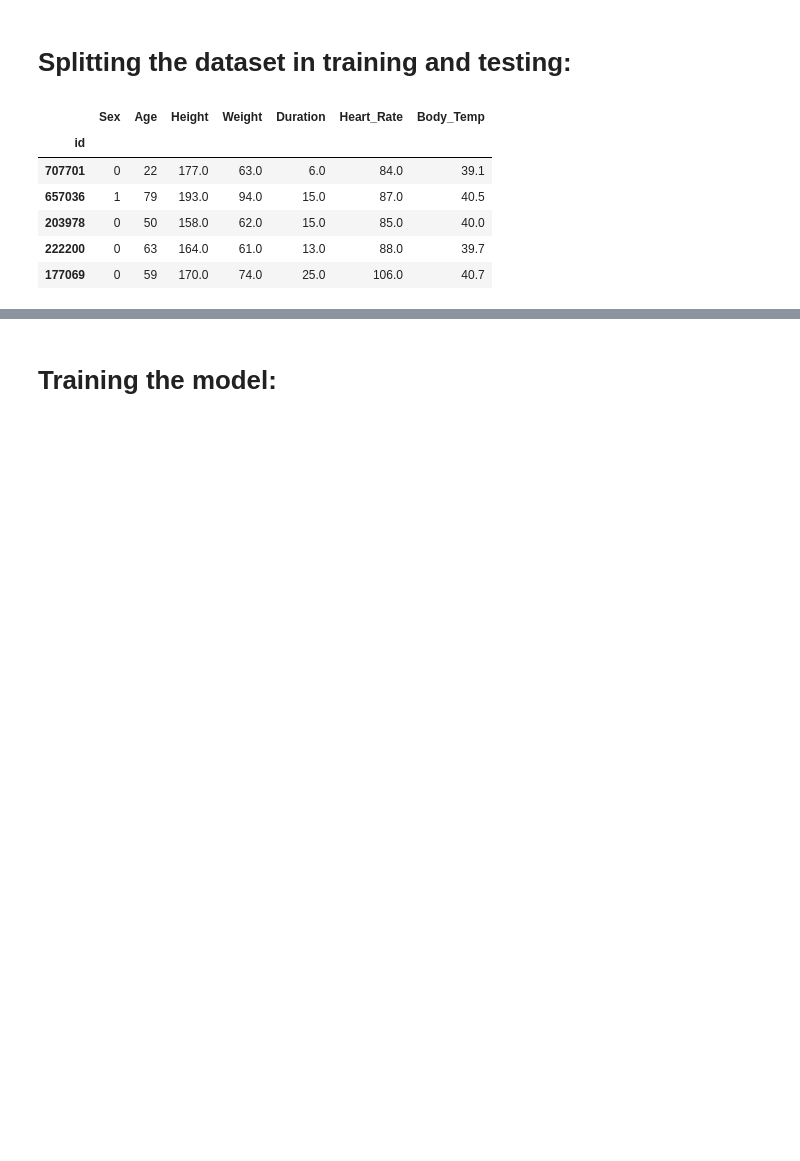
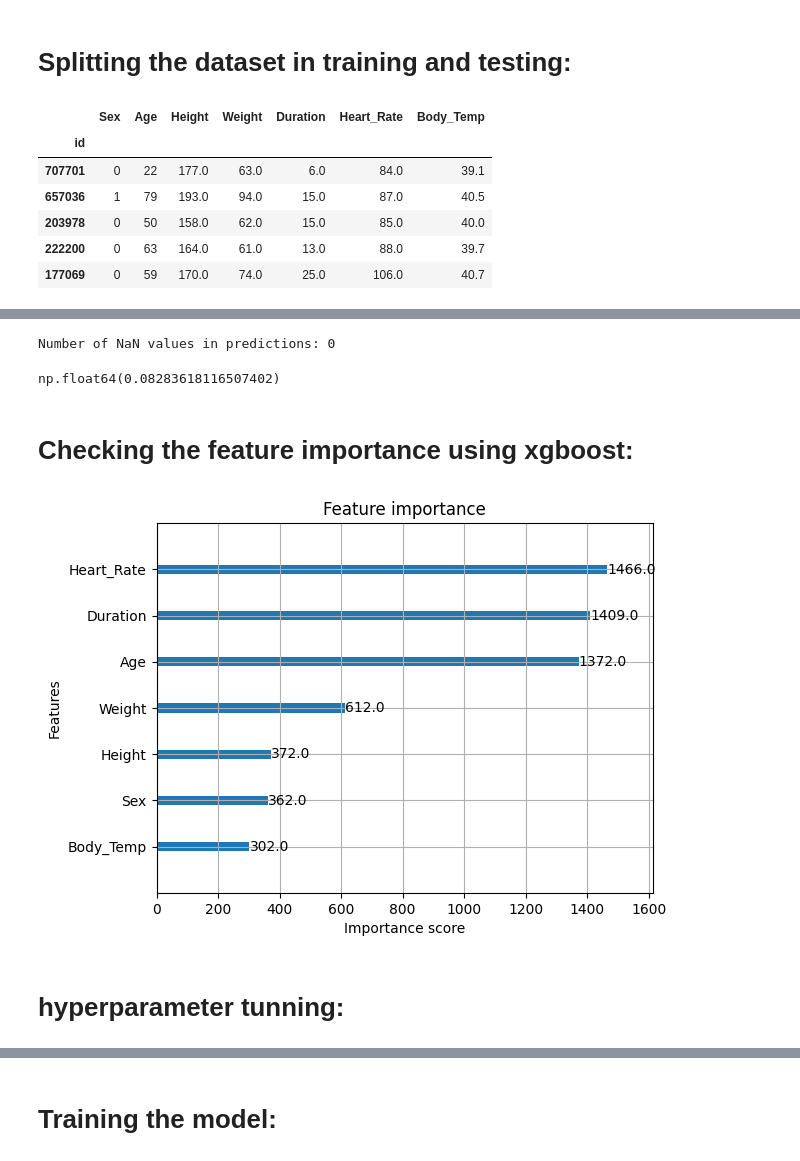
Before and after one commit to rkmaurya93049/ML_Work, a Jupyter notebook: calories-pred.ipynb, the cells around one changed output, grey strips where cells are left out. Drawn from its saved outputs; the diff is of its cells as text; code cells hidden in the pictures; blank space fills up the shorter version.

```diff
--- a/calories-pred.ipynb
+++ b/calories-pred.ipynb
@@ -235,0 +335,13 @@ x_train.head()
+# %%
+xgb_model = XGBRegressor(
+    n_estimators=300,     # Increase trees for better learning
+    learning_rate=0.05,   # Reduce step size to prevent extreme predictions
+    max_depth=10,          # Balance complexity
+    min_child_weight=10,   # Avoid overfitting and unstable splits
+    gamma=0.5,            # Add regularization
+    subsample=0.8,        # Prevent reliance on certain features
+    colsample_bytree=0.8, # Limit individual tree feature selection
+    verbosity=2           # Enable debugging output
+)
+# %%
+xgb_model.fit(x_train,y_train)
@@ -235,0 +385,4 @@ x_train.head()
+# %%
+print("Number of NaN values in predictions:", np.isnan(y_test_log).sum())
+# %% [output]
+Number of NaN values in predictions: 0
@@ -235,0 +391,20 @@ x_train.head()
+# %%
+rmsle
+# %% [output]
+np.float64(0.08283618116507402)
+# %% [markdown]
+# Checking the feature importance using xgboost:
+# %%
+import matplotlib.pyplot as plt
+import xgboost as xgb
+
+xgb_model = XGBRegressor()
+xgb_model.fit(x_train, y_train)
+
+# Plot feature importance
+xgb.plot_importance(xgb_model)
+plt.show()
+# %% [output]
+[figure, added]
+# %% [markdown]
+# hyperparameter tunning:
```
Also changed, not shown: parts of 52 cells of this notebook.
